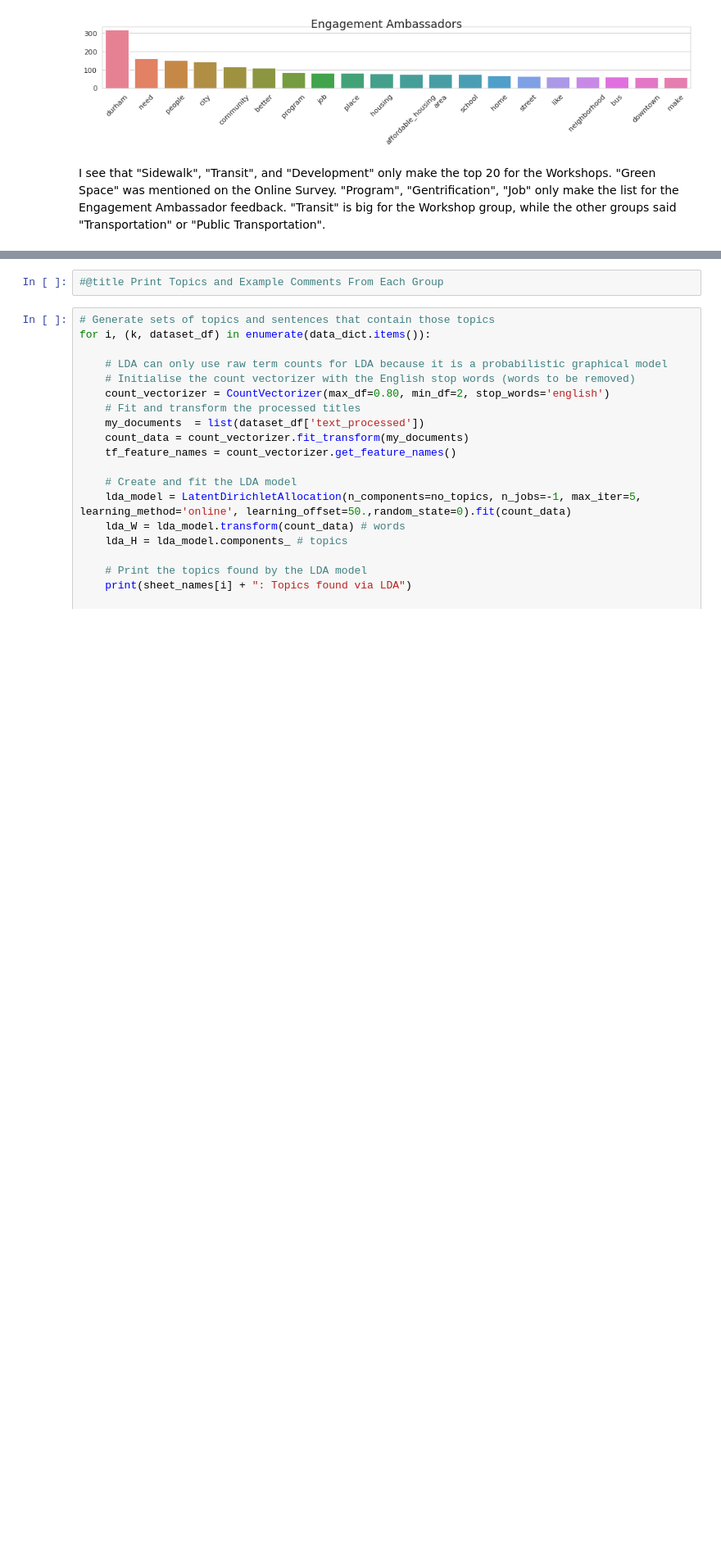
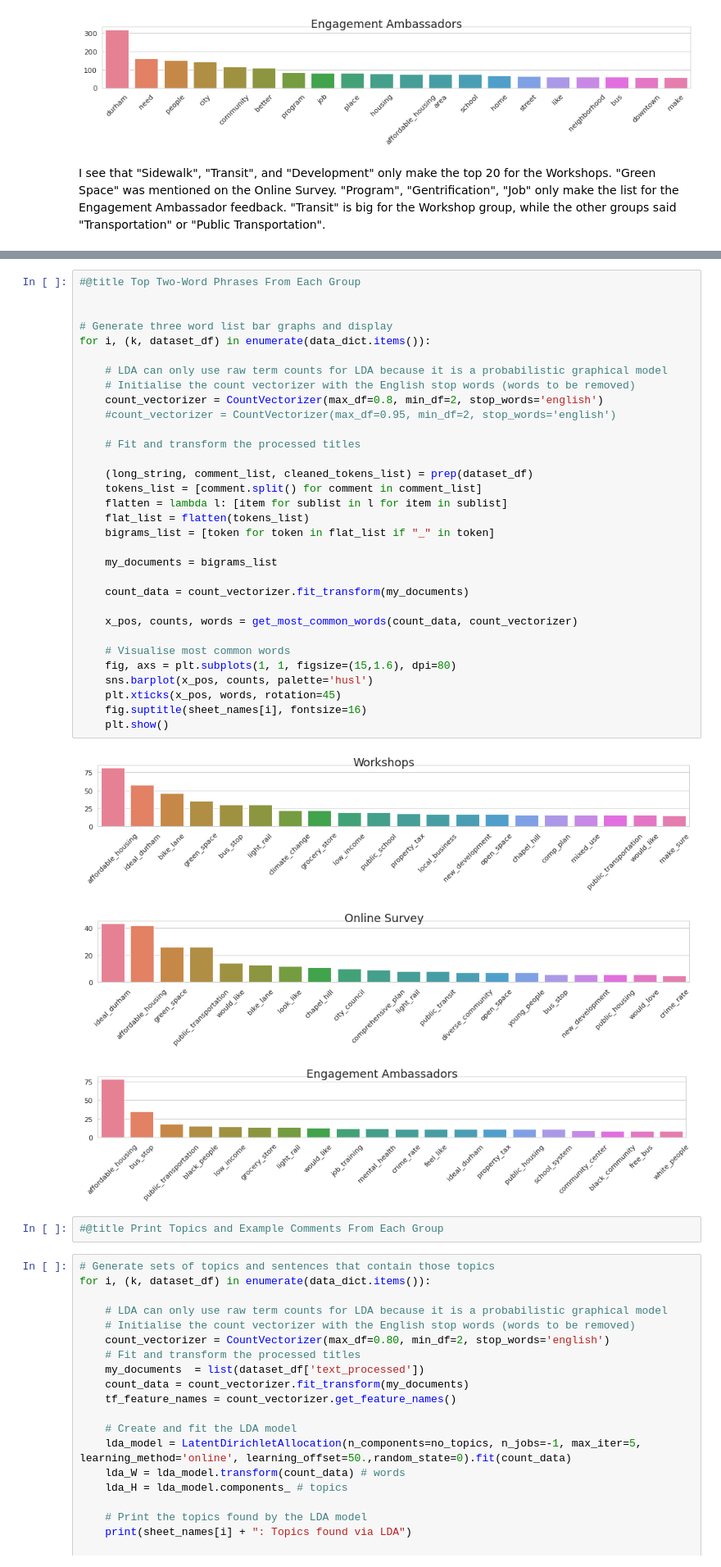
Before and after one commit to davidbradway/ENGAGEDurham, a Jupyter notebook: Durham_topicmodeling.ipynb, the cells around one changed output, grey strips where cells are left out. Shown at 82% size. Drawn from its saved outputs; the diff is of its cells as text; blank space fills up the shorter version.

```diff
--- a/Durham_topicmodeling.ipynb
+++ b/Durham_topicmodeling.ipynb
@@ -280,3 +292,39 @@ I see that "Sidewalk", "Transit", and "Development" only make the top 20 for the
+# %%
+#@title Top Two-Word Phrases From Each Group
+
+
+# Generate three word list bar graphs and display
+for i, (k, dataset_df) in enumerate(data_dict.items()):
+
+    # LDA can only use raw term counts for LDA because it is a probabilistic graphical model
+    # Initialise the count vectorizer with the English stop words (words to be removed)
+    count_vectorizer = CountVectorizer(max_df=0.8, min_df=2, stop_words='english')
+    #count_vectorizer = CountVectorizer(max_df=0.95, min_df=2, stop_words='english')
+
+    # Fit and transform the processed titles
+
+    (long_string, comment_list, cleaned_tokens_list) = prep(dataset_df)
+    tokens_list = [comment.split() for comment in comment_list]
+    flatten = lambda l: [item for sublist in l for item in sublist]
+    flat_list = flatten(tokens_list)
+    bigrams_list = [token for token in flat_list if "_" in token]
+
+    my_documents = bigrams_list
+
+    count_data = count_vectorizer.fit_transform(my_documents)
+
+    x_pos, counts, words = get_most_common_words(count_data, count_vectorizer)
+
+    # Visualise most common words
+    fig, axs = plt.subplots(1, 1, figsize=(15,1.6), dpi=80)
+    sns.barplot(x_pos, counts, palette='husl')
+    plt.xticks(x_pos, words, rotation=45)
+    fig.suptitle(sheet_names[i], fontsize=16)
+    plt.show()
+# %% [output]
+[figure, added]
+[figure, added]
+[figure, added]
 # %%
 #@title Print Topics and Example Comments From Each Group
 # %%
```
Also changed, not shown: parts of 7 cells of this notebook.
